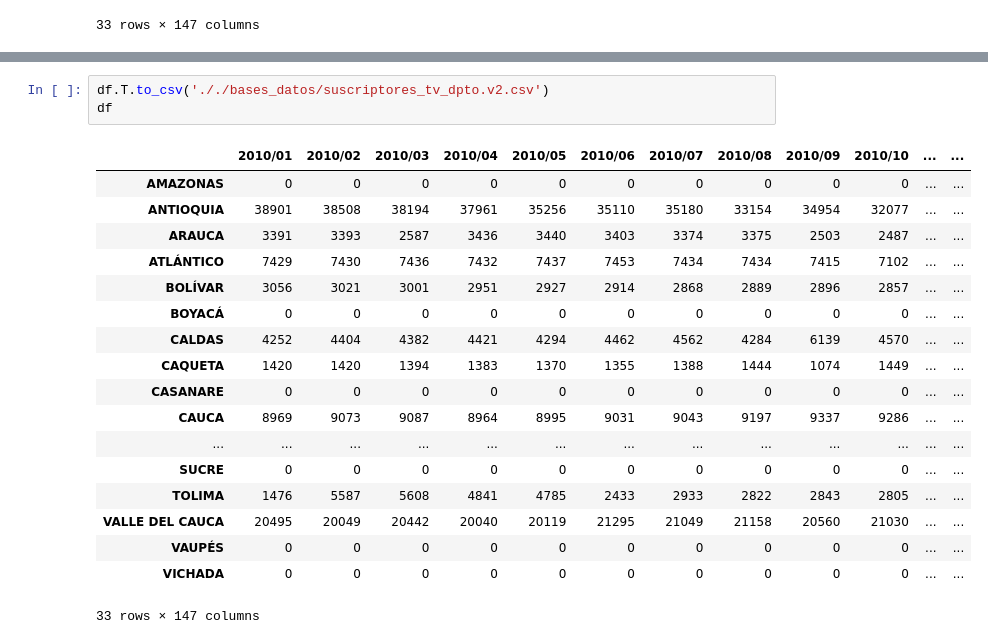
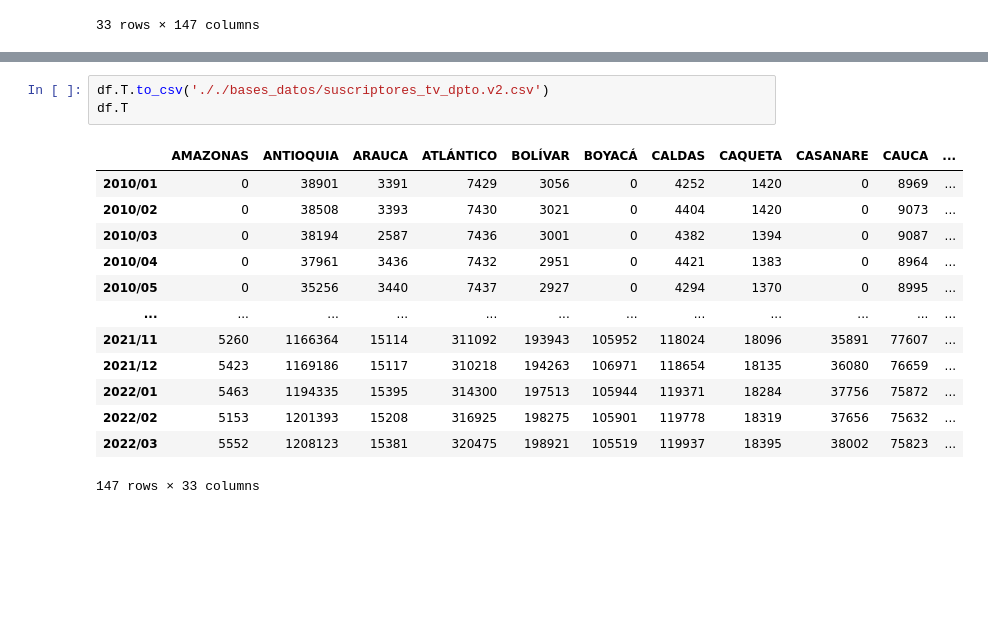
Before and after one commit to caramirezs/DataJam2022, a Jupyter notebook: TV_suscripcion.ipynb, the cells around one changed output, grey strips where cells are left out. Saved outputs shown, nothing was run; the diff lists cells and outputs as text; blank space fills up the shorter version.

```diff
--- a/TV_suscripcion.ipynb
+++ b/TV_suscripcion.ipynb
@@ -148,22 +148,17 @@ plt.show()
 # %%
 df.T.to_csv('././bases_datos/suscriptores_tv_dpto.v2.csv')
-df
+df.T
 # %% [output]
-|  | 2010/01 | 2010/02 | 2010/03 | 2010/04 | 2010/05 | 2010/06 | 2010/07 | 2010/08 | 2010/09 | 2010/10 | ... | ... |
-| AMAZONAS | 0 | 0 | 0 | 0 | 0 | 0 | 0 | 0 | 0 | 0 | ... | ... |
-| ANTIOQUIA | 38901 | 38508 | 38194 | 37961 | 35256 | 35110 | 35180 | 33154 | 34954 | 32077 | ... | ... |
-| ARAUCA | 3391 | 3393 | 2587 | 3436 | 3440 | 3403 | 3374 | 3375 | 2503 | 2487 | ... | ... |
-| ATLÁNTICO | 7429 | 7430 | 7436 | 7432 | 7437 | 7453 | 7434 | 7434 | 7415 | 7102 | ... | ... |
-| BOLÍVAR | 3056 | 3021 | 3001 | 2951 | 2927 | 2914 | 2868 | 2889 | 2896 | 2857 | ... | ... |
-| BOYACÁ | 0 | 0 | 0 | 0 | 0 | 0 | 0 | 0 | 0 | 0 | ... | ... |
-| CALDAS | 4252 | 4404 | 4382 | 4421 | 4294 | 4462 | 4562 | 4284 | 6139 | 4570 | ... | ... |
-| CAQUETA | 1420 | 1420 | 1394 | 1383 | 1370 | 1355 | 1388 | 1444 | 1074 | 1449 | ... | ... |
-| CASANARE | 0 | 0 | 0 | 0 | 0 | 0 | 0 | 0 | 0 | 0 | ... | ... |
-| CAUCA | 8969 | 9073 | 9087 | 8964 | 8995 | 9031 | 9043 | 9197 | 9337 | 9286 | ... | ... |
-| ... | ... | ... | ... | ... | ... | ... | ... | ... | ... | ... | ... | ... |
-| SUCRE | 0 | 0 | 0 | 0 | 0 | 0 | 0 | 0 | 0 | 0 | ... | ... |
-| TOLIMA | 1476 | 5587 | 5608 | 4841 | 4785 | 2433 | 2933 | 2822 | 2843 | 2805 | ... | ... |
-| VALLE DEL CAUCA | 20495 | 20049 | 20442 | 20040 | 20119 | 21295 | 21049 | 21158 | 20560 | 21030 | ... | ... |
-| VAUPÉS | 0 | 0 | 0 | 0 | 0 | 0 | 0 | 0 | 0 | 0 | ... | ... |
-| VICHADA | 0 | 0 | 0 | 0 | 0 | 0 | 0 | 0 | 0 | 0 | ... | ... |
+|  | AMAZONAS | ANTIOQUIA | ARAUCA | ATLÁNTICO | BOLÍVAR | BOYACÁ | CALDAS | CAQUETA | CASANARE | CAUCA | ... |
+| 2010/01 | 0 | 38901 | 3391 | 7429 | 3056 | 0 | 4252 | 1420 | 0 | 8969 | ... |
+| 2010/02 | 0 | 38508 | 3393 | 7430 | 3021 | 0 | 4404 | 1420 | 0 | 9073 | ... |
+| 2010/03 | 0 | 38194 | 2587 | 7436 | 3001 | 0 | 4382 | 1394 | 0 | 9087 | ... |
+| 2010/04 | 0 | 37961 | 3436 | 7432 | 2951 | 0 | 4421 | 1383 | 0 | 8964 | ... |
+| 2010/05 | 0 | 35256 | 3440 | 7437 | 2927 | 0 | 4294 | 1370 | 0 | 8995 | ... |
+| ... | ... | ... | ... | ... | ... | ... | ... | ... | ... | ... | ... |
+| 2021/11 | 5260 | 1166364 | 15114 | 311092 | 193943 | 105952 | 118024 | 18096 | 35891 | 77607 | ... |
+| 2021/12 | 5423 | 1169186 | 15117 | 310218 | 194263 | 106971 | 118654 | 18135 | 36080 | 76659 | ... |
+| 2022/01 | 5463 | 1194335 | 15395 | 314300 | 197513 | 105944 | 119371 | 18284 | 37756 | 75872 | ... |
+| 2022/02 | 5153 | 1201393 | 15208 | 316925 | 198275 | 105901 | 119778 | 18319 | 37656 | 75632 | ... |
+| 2022/03 | 5552 | 1208123 | 15381 | 320475 | 198921 | 105519 | 119937 | 18395 | 38002 | 75823 | ... |
-33 rows × 147 columns
+147 rows × 33 columns
```
Also changed, not shown: parts of 1 cell of this notebook, 2 other files.
